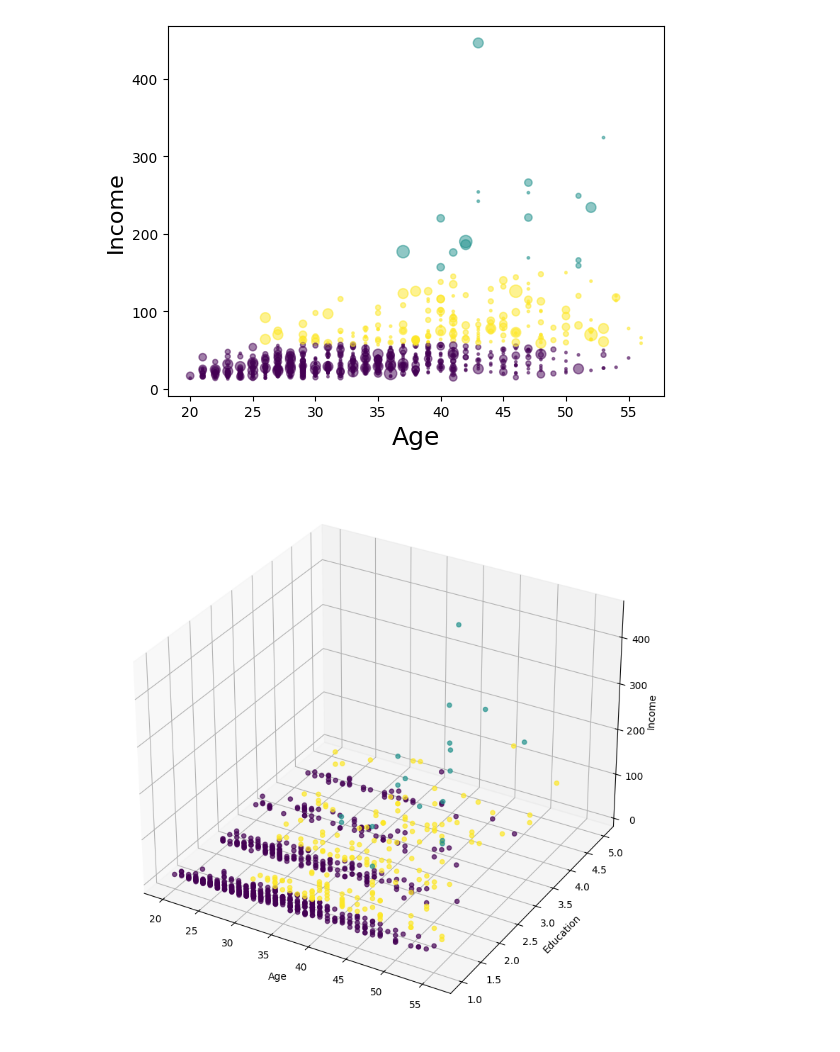
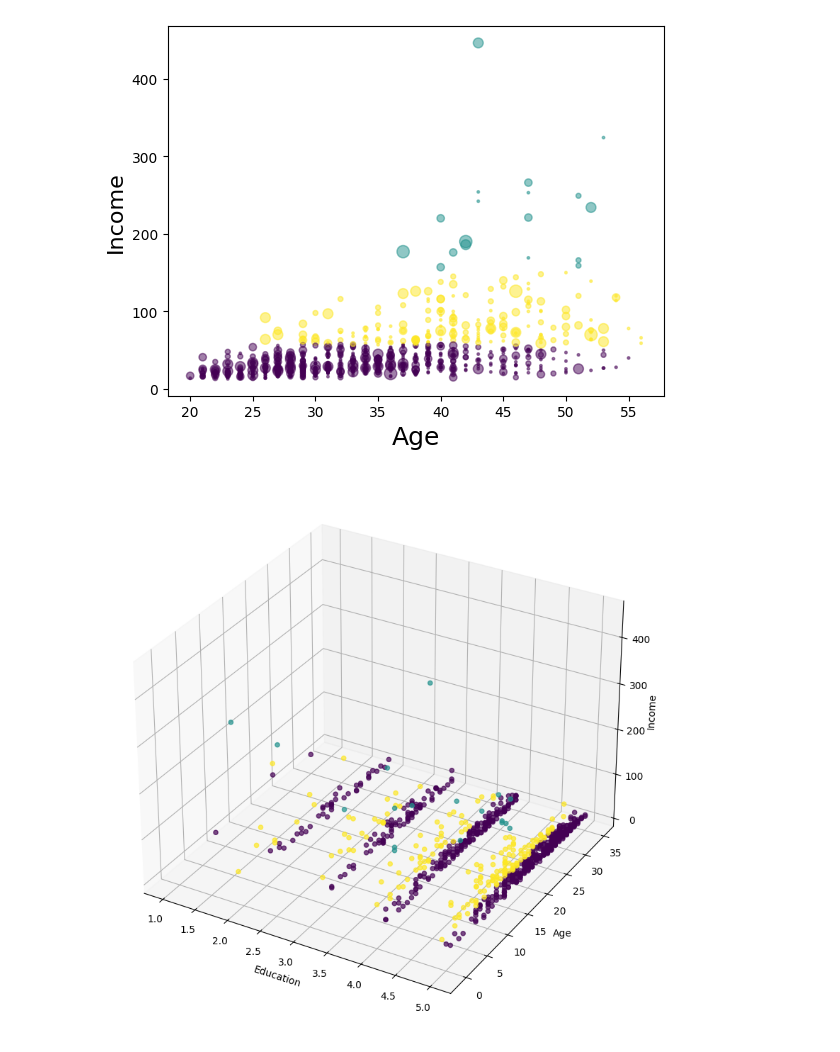
Before and after one commit to AndreiSusha/Assignment_2, a Jupyter notebook: Cust_Segmentation.ipynb, the cells around one changed output. Drawn from its saved outputs; the diff is of its cells as text; code cells hidden in the pictures.

Commit message:
I changed the plot

```diff
--- a/Cust_Segmentation.ipynb
+++ b/Cust_Segmentation.ipynb
@@ -95,16 +95,17 @@ plt.show()
 # %%
 import matplotlib.pyplot as plt
 from mpl_toolkits.mplot3d import Axes3D
+import numpy as np
 
 fig = plt.figure(figsize=(12, 10))
 ax = fig.add_subplot(111, projection='3d')
 
-scatter = ax.scatter(X[:, 0], X[:, 1], X[:, 3], c=labels.astype(float), cmap='viridis', s=20, alpha=0.7)
+scatter = ax.scatter(6 - X[:, 1], 55 - X[:, 0], X[:, 3], c=labels.astype(float), cmap='viridis', s=20, alpha=0.7)
 
-ax.set_xlabel('Age')
-ax.set_ylabel('Education')
+ax.set_xlabel('Education')
+ax.set_ylabel('Age')
 ax.set_zlabel('Income', labelpad=0)
 
 plt.show()
 # %% [output]
-[figure, old version]
+[figure, new version]
```
